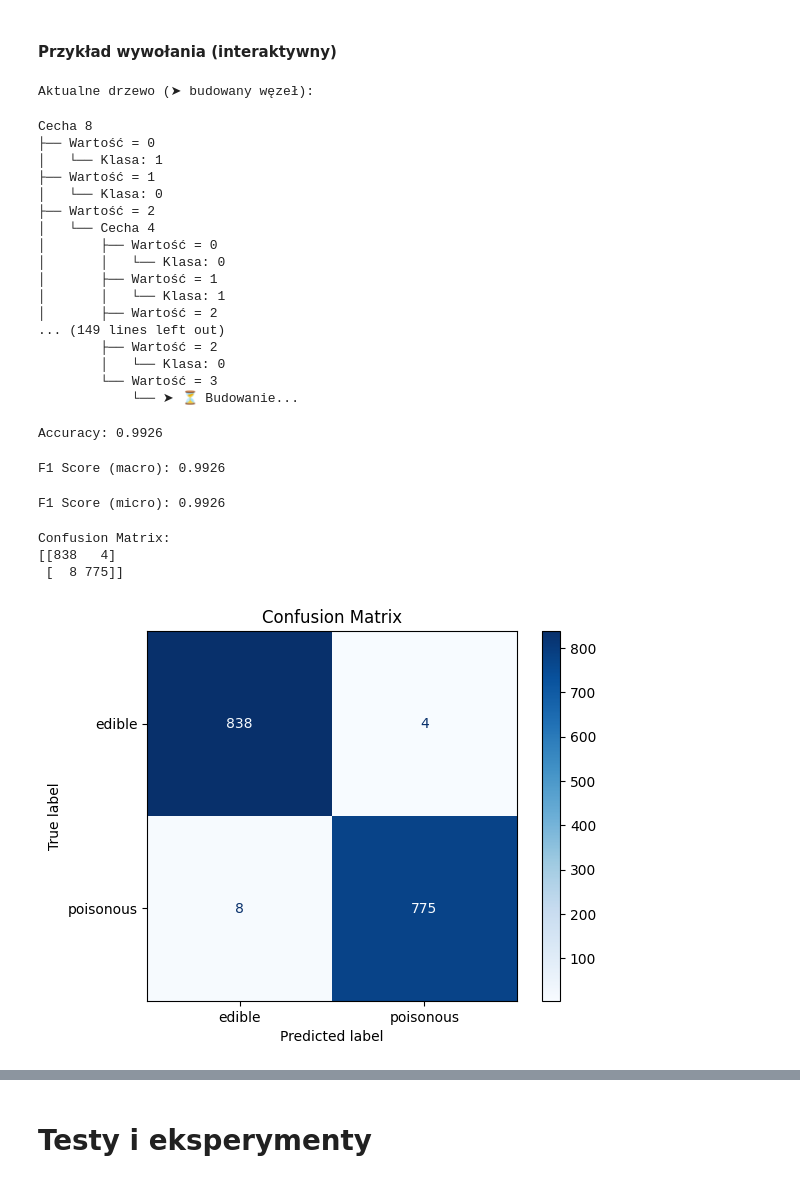
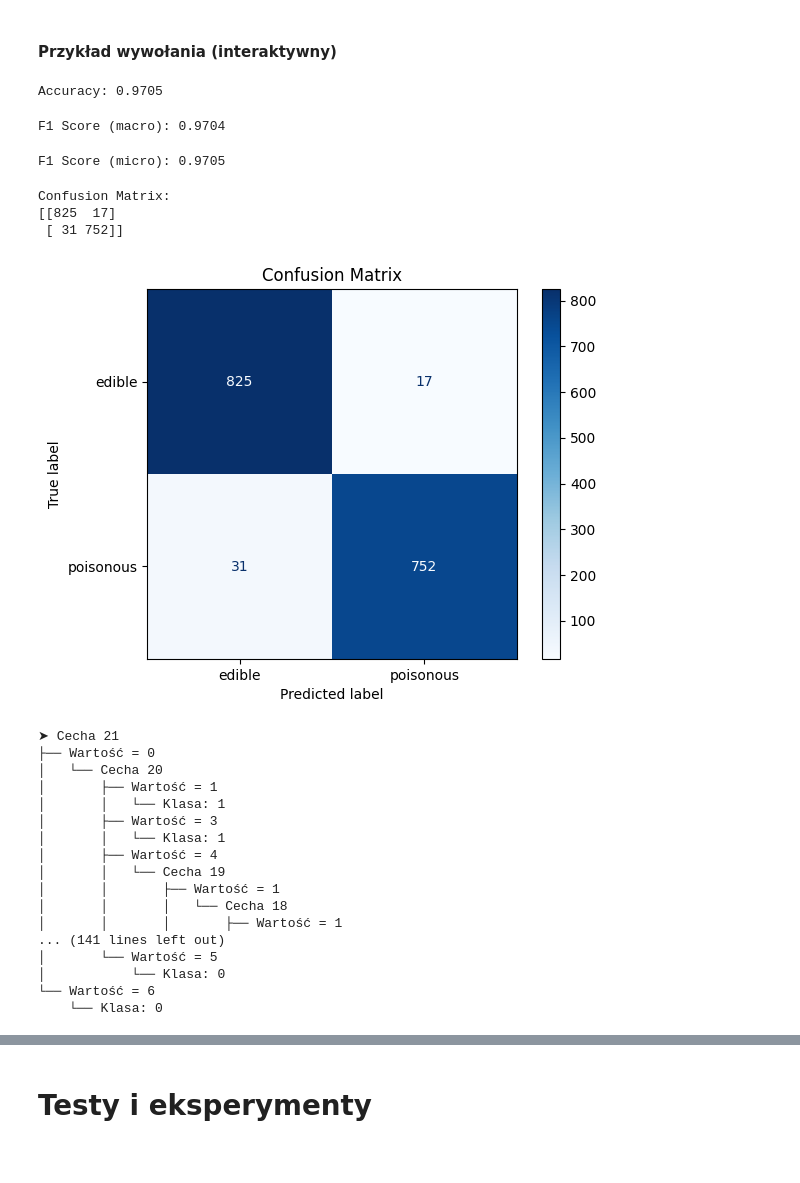
Before and after one commit to rafauoo/ZUM, a Jupyter notebook: main.ipynb, the cells around one changed output, grey strips where cells are left out. Cells and saved outputs as stored; diff of their text form; code cells hidden in the pictures.

```diff
--- a/main.ipynb
+++ b/main.ipynb
@@ -366,47 +366,46 @@ AUC: 0.9933
 # %%
 data = fetch_openml(name="mushroom", version=1, as_frame=True)
 X = data.data
 y = data.target
 
 X = X.apply(LabelEncoder().fit_transform)
 y = LabelEncoder().fit_transform(y)
 X_train, X_val, y_train, y_val = train_test_split(
     X, y, test_size=0.2, random_state=3131, stratify=y
 )
 feature_order = list(range(X.shape[1]))
 clf = CustomDecisionTreeClassifier(preference_list=feature_order[::-1],
                                    similarity_threshold=0.5,
                                    max_depth=4,
                                    min_samples_split=5,
                                    interactive=True,
-                                   interactive_threshold=0.5)
+                                   interactive_threshold=0.15)
 clf.fit(X_train, y_train)
 evaluate_model(clf, X_val, y_val, target_names=["edible", "poisonous"])
 console = Console()
 console.print(clf.to_rich())
 # %% [output]
-Aktualne drzewo (➤ budowany węzeł):
+Accuracy: 0.9705
-Cecha 8
-├── Wartość = 0
-│   └── Klasa: 1
-├── Wartość = 1
-│   └── Klasa: 0
-├── Wartość = 2
-│   └── Cecha 4
-│       ├── Wartość = 0
-│       │   └── Klasa: 0
-│       ├── Wartość = 1
-│       │   └── Klasa: 1
-│       ├── Wartość = 2
-... (149 lines left out)
-        ├── Wartość = 2
-        │   └── Klasa: 0
-        └── Wartość = 3
-            └── ➤ ⏳ Budowanie...
+F1 Score (macro): 0.9704
-Accuracy: 0.9926
+F1 Score (micro): 0.9705
-F1 Score (macro): 0.9926
+Confusion Matrix:
+[[825  17]
+ [ 31 752]]
+[figure, new version]
-F1 Score (micro): 0.9926
+➤ Cecha 21
+├── Wartość = 0
+│   └── Cecha 20
+│       ├── Wartość = 1
+│       │   └── Klasa: 1
+│       ├── Wartość = 3
+│       │   └── Klasa: 1
+│       ├── Wartość = 4
+│       │   └── Cecha 19
+│       │       ├── Wartość = 1
+│       │       │   └── Cecha 18
+│       │       │       ├── Wartość = 1
+... (141 lines left out)
+│       └── Wartość = 5
+│           └── Klasa: 0
+└── Wartość = 6
+    └── Klasa: 0
-Confusion Matrix:
-[[838   4]
- [  8 775]]
-[figure, old version]
```
Also changed, not shown: parts of 1 cell of this notebook.
